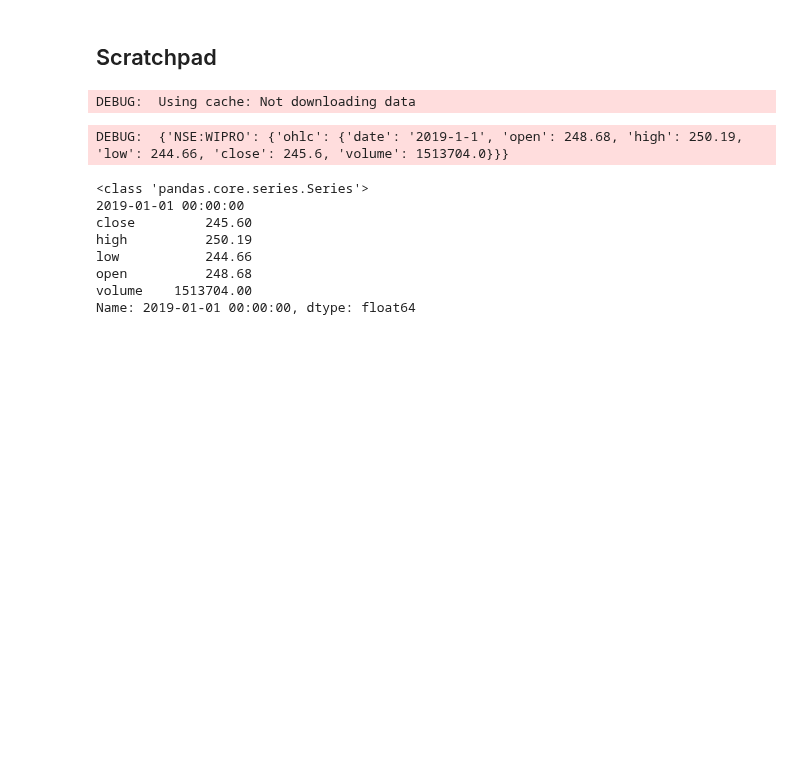
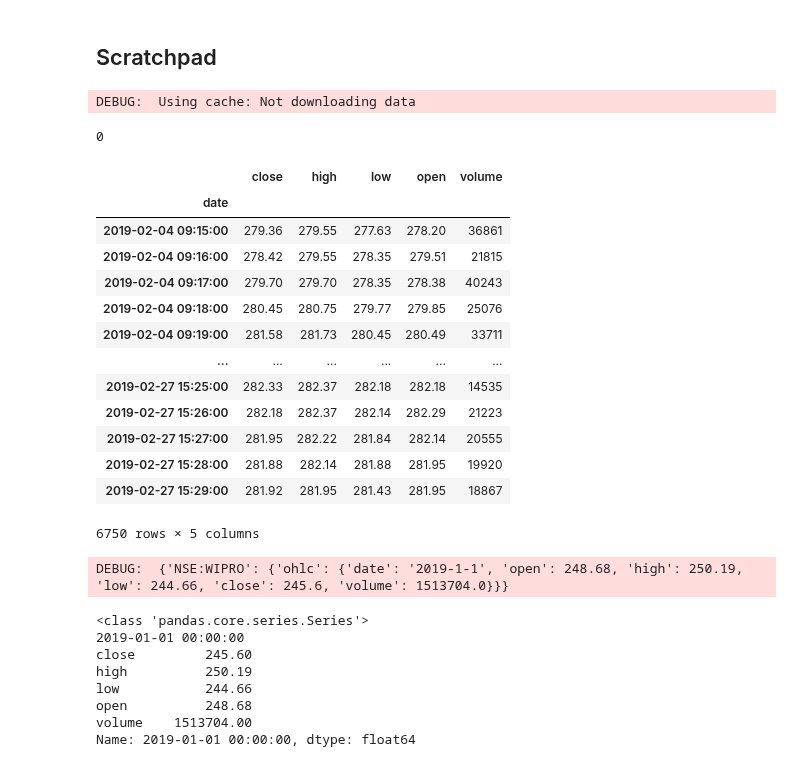
Before and after one commit to suhansaha/algotrader, a Jupyter notebook: src/freedom_v2.ipynb, the cells around one changed output. Drawn from its saved outputs; the diff is of its cells as text; code cells hidden in the pictures; blank space fills up the shorter version.

Commit message:
freq:minute: first draft

```diff
--- a/src/freedom_v2.ipynb
+++ b/src/freedom_v2.ipynb
@@ -254,14 +254,35 @@ from plotly.offline import download_plotlyjs, init_notebook_mode, plot, iplot
 
 logger.setLevel(logging.DEBUG)
 stock = 'WIPRO'
-fromDate = '2019-1-1'
-toDate  = '2019-4-30'
-freq = 'day'
+fromDate = '2019-2-2'
+toDate  = '2019-2-28'
+freq = 'minute'
 exchange = 'NSE'
 ohlc_data = {}
 ohlc_data[stock] = getData(stock, fromDate, toDate, exchange, freq, False, stock)
 # %% [output]
 DEBUG:  Using cache: Not downloading data
+# %%
+ohlc_data[stock].index[0].second
+# %% [output]
+0
+# %%
+ohlc_data[stock]
+# %% [output]
+|  | close | high | low | open | volume |
+| date |  |  |  |  |  |
+| 2019-02-04 09:15:00 | 279.36 | 279.55 | 277.63 | 278.20 | 36861 |
+| 2019-02-04 09:16:00 | 278.42 | 279.55 | 278.35 | 279.51 | 21815 |
+| 2019-02-04 09:17:00 | 279.70 | 279.70 | 278.35 | 278.38 | 40243 |
+| 2019-02-04 09:18:00 | 280.45 | 280.75 | 279.77 | 279.85 | 25076 |
+| 2019-02-04 09:19:00 | 281.58 | 281.73 | 280.45 | 280.49 | 33711 |
+| ... | ... | ... | ... | ... | ... |
+| 2019-02-27 15:25:00 | 282.33 | 282.37 | 282.18 | 282.18 | 14535 |
+| 2019-02-27 15:26:00 | 282.18 | 282.37 | 282.14 | 282.29 | 21223 |
+| 2019-02-27 15:27:00 | 281.95 | 282.22 | 281.84 | 282.14 | 20555 |
+| 2019-02-27 15:28:00 | 281.88 | 282.14 | 281.88 | 281.95 | 19920 |
+| 2019-02-27 15:29:00 | 281.92 | 281.95 | 281.43 | 281.95 | 18867 |
+6750 rows × 5 columns
 # %%
 import numpy as np
 no = 1
```
Also changed, not shown: 4 other files.
